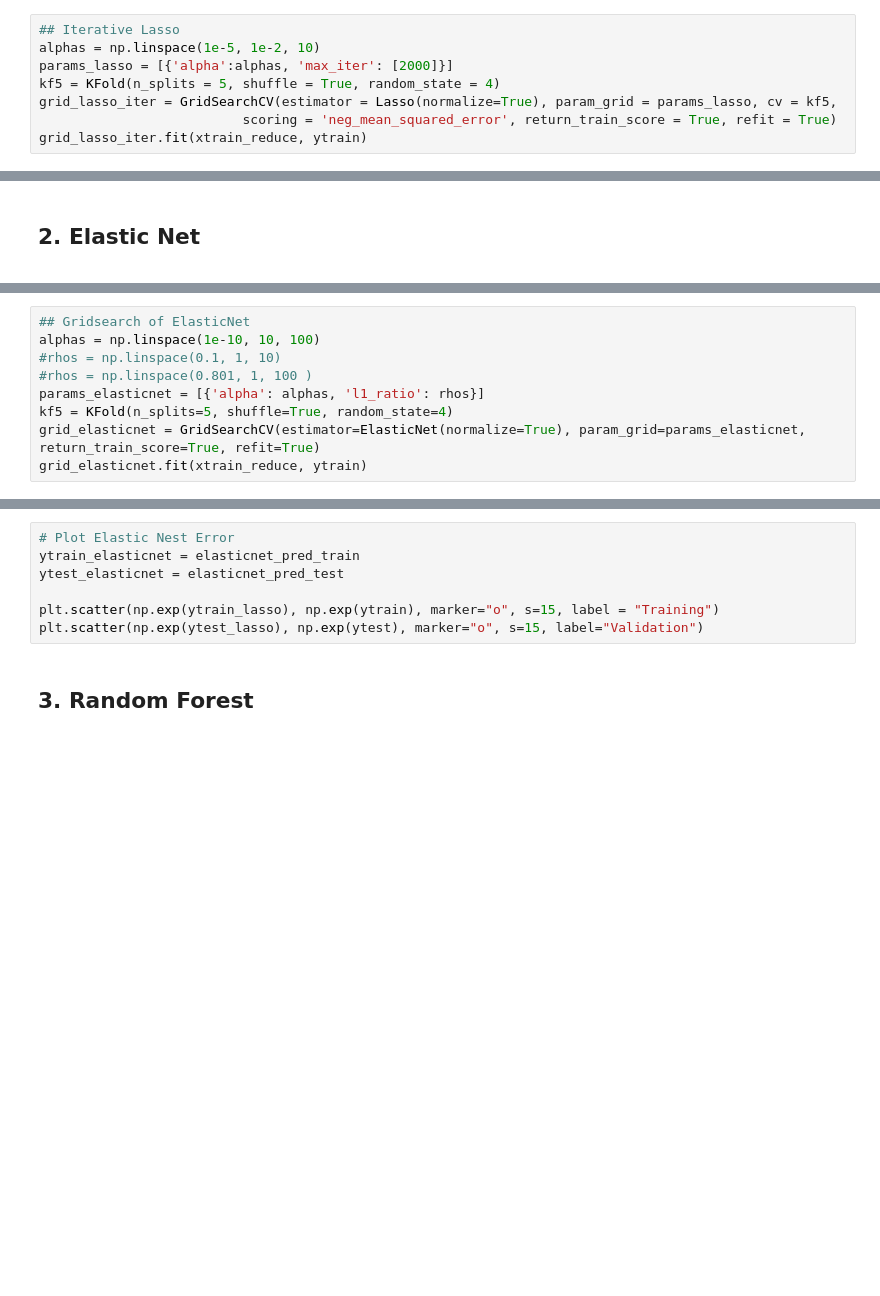
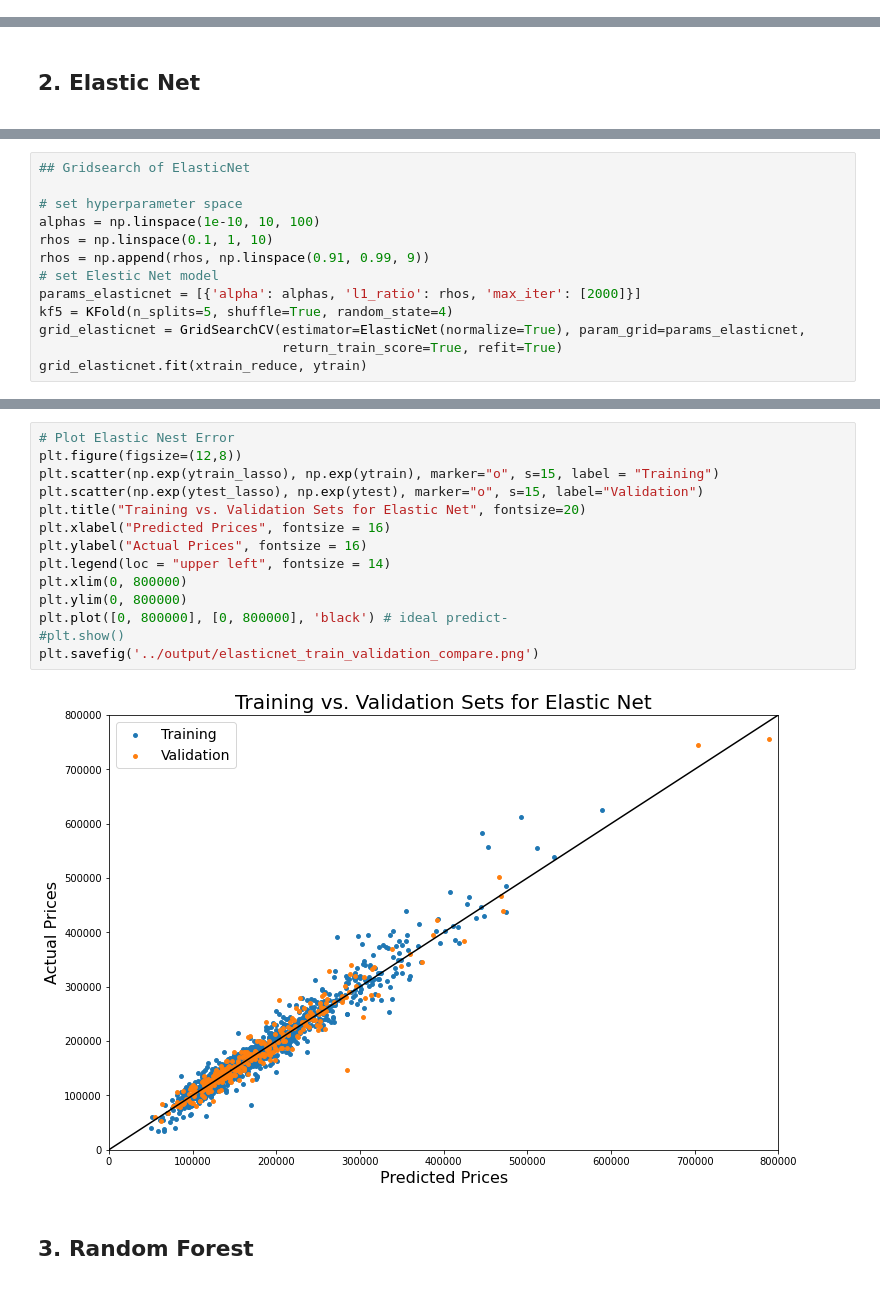
Before and after one commit to zackzbar/ml_houseprice_iowa, a Jupyter notebook: scripts/models.ipynb, the cells around one changed output, grey strips where cells are left out. Drawn from its saved outputs; the diff is of its cells as text; blank space fills up the shorter version.

```diff
--- a/scripts/models.ipynb
+++ b/scripts/models.ipynb
@@ -263,8 +254,0 @@ plt.scatter(np.exp(ytest_lasso), np.exp(ytest), marker="o", s=15, label="Validat
-# %%
-## Iterative Lasso
-alphas = np.linspace(1e-5, 1e-2, 10)
-params_lasso = [{'alpha':alphas, 'max_iter': [2000]}]
-kf5 = KFold(n_splits = 5, shuffle = True, random_state = 4)
-grid_lasso_iter = GridSearchCV(estimator = Lasso(normalize=True), param_grid = params_lasso, cv = kf5,
-                          scoring = 'neg_mean_squared_error', return_train_score = True, refit = True)
-grid_lasso_iter.fit(xtrain_reduce, ytrain)
@@ -302,11 +266,15 @@ rhos = np.append(rhos, np.linspace(0.91, 0.99, 9))
 # %%
 ## Gridsearch of ElasticNet
+
+# set hyperparameter space
 alphas = np.linspace(1e-10, 10, 100)
-#rhos = np.linspace(0.1, 1, 10)
-#rhos = np.linspace(0.801, 1, 100 )
-params_elasticnet = [{'alpha': alphas, 'l1_ratio': rhos}]
+rhos = np.linspace(0.1, 1, 10)
+rhos = np.append(rhos, np.linspace(0.91, 0.99, 9))
+# set Elestic Net model
+params_elasticnet = [{'alpha': alphas, 'l1_ratio': rhos, 'max_iter': [2000]}]
 kf5 = KFold(n_splits=5, shuffle=True, random_state=4)
-grid_elasticnet = GridSearchCV(estimator=ElasticNet(normalize=True), param_grid=params_elasticnet, return_train_score=True, refit=True)
+grid_elasticnet = GridSearchCV(estimator=ElasticNet(normalize=True), param_grid=params_elasticnet,
+                               return_train_score=True, refit=True)
 grid_elasticnet.fit(xtrain_reduce, ytrain)
 # %% [output]
 GridSearchCV(cv=None, error_score=nan,
@@ -372,11 +342,20 @@ MSE is 0.010333701468993142
 RMSE is 0.10165481527696138
 # %%
 # Plot Elastic Nest Error
-ytrain_elasticnet = elasticnet_pred_train
-ytest_elasticnet = elasticnet_pred_test
-
+plt.figure(figsize=(12,8))
 plt.scatter(np.exp(ytrain_lasso), np.exp(ytrain), marker="o", s=15, label = "Training")
 plt.scatter(np.exp(ytest_lasso), np.exp(ytest), marker="o", s=15, label="Validation")
+plt.title("Training vs. Validation Sets for Elastic Net", fontsize=20)
+plt.xlabel("Predicted Prices", fontsize = 16)
+plt.ylabel("Actual Prices", fontsize = 16)
+plt.legend(loc = "upper left", fontsize = 14)
+plt.xlim(0, 800000)
+plt.ylim(0, 800000)
+plt.plot([0, 800000], [0, 800000], 'black') # ideal predict-
+#plt.show()
+plt.savefig('../output/elasticnet_train_validation_compare.png')
+# %% [output]
+[figure, added]
 # %% [markdown]
 ## 3. Random Forest
 <a id='rf'></a>
```
Also changed, not shown: parts of 47 cells of this notebook, 15 other files.
